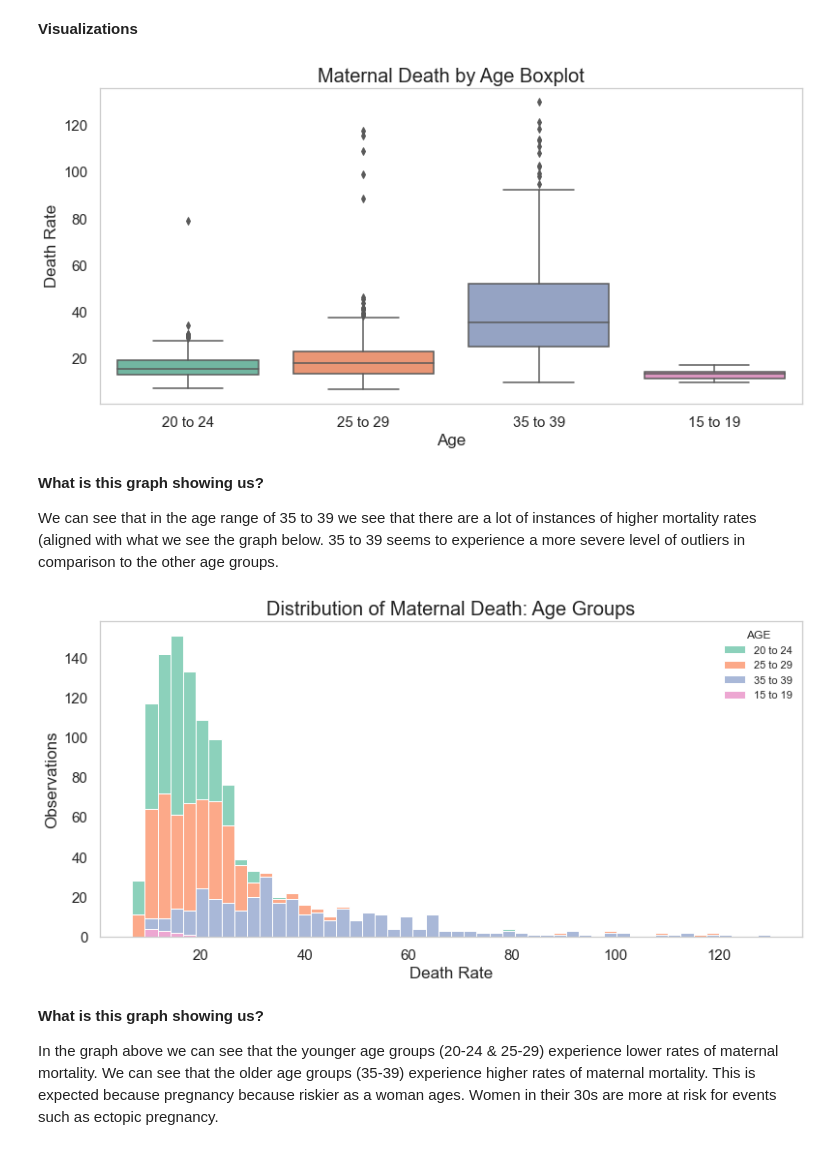
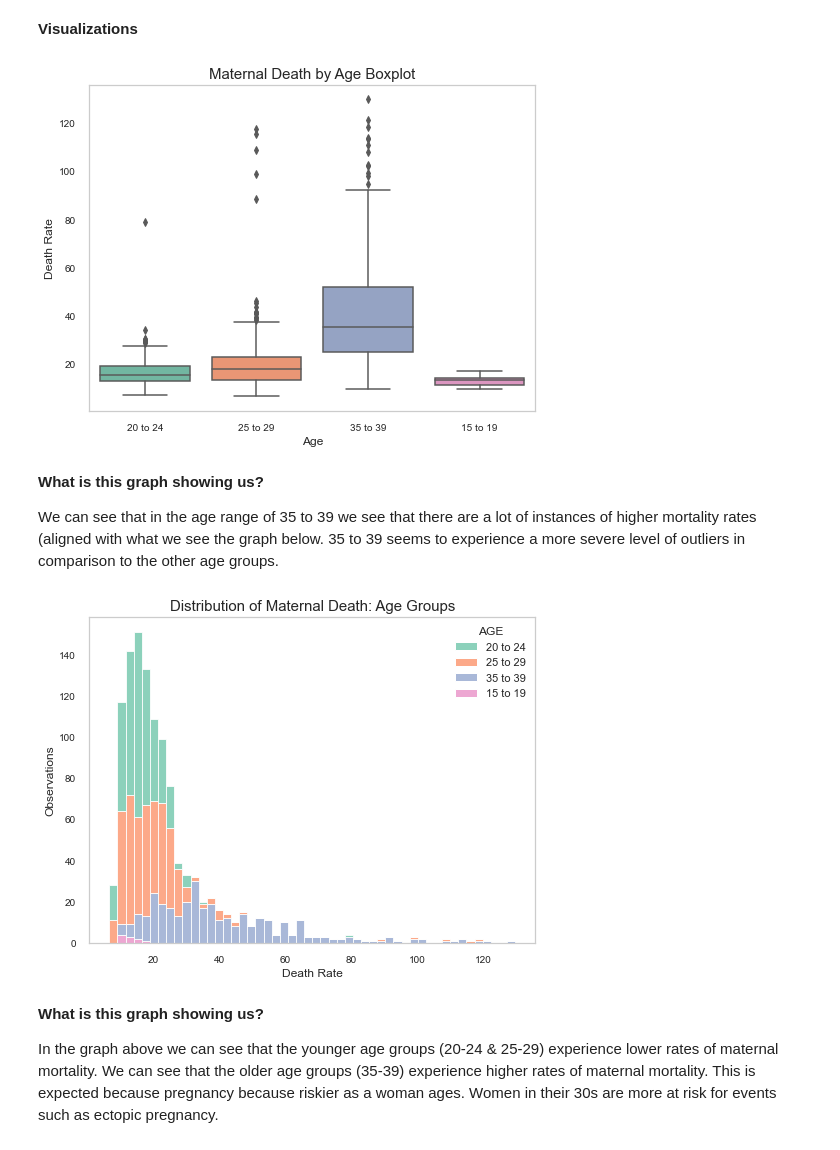
Before and after one commit to al-codes-now/maternal_mortality, a Jupyter notebook: Final Notebooks/Modeling notebook.ipynb, the cells around one changed output. Drawn from its saved outputs; the diff is of its cells as text; code cells hidden in the pictures.

```diff
--- a/Notebooks/Modeling notebook.ipynb
+++ b/Final Notebooks/Modeling notebook.ipynb
@@ -164,31 +207,31 @@ import seaborn as sns
 # %%
 df = pd.read_csv('/Users/alexandrabruno/Documents/flatiron/data/final.csv')
 # %%
-plt.figure(figsize=(13, 6))
+plt.figure(figsize=(8, 6))
 fig = sns.boxplot(x=df["AGE"], y=df["DEATH_RTE"], data=df,palette="Set2").set_title('Age')
-plt.xlabel("Age",fontsize=17)
-plt.ylabel("Death Rate",fontsize=17)
-plt.title("Maternal Death by Age Boxplot",fontsize = 20) # You can comment this line out if you don't need title
-plt.tick_params(labelsize=15)
+plt.xlabel("Age",fontsize=12)
+plt.ylabel("Death Rate",fontsize=12)
+plt.title("Maternal Death by Age Boxplot",fontsize = 15) # You can comment this line out if you don't need title
+plt.tick_params(labelsize=10)
 plt.grid(False)
 plt.show(fig)
 # %% [output]
-[figure, old version]
+[figure, new version]
 # %% [markdown]
 **What is this graph showing us?**
 
 We can see that in the age range of 35 to 39 we see that there are a lot of instances of higher mortality rates (aligned with what we see the graph below. 35 to 39 seems to experience a more severe level of outliers in comparison to the other age groups.
 # %%
-plt.figure(figsize=(13, 6))
+plt.figure(figsize=(8, 6))
 fig = sns.histplot(data=df, x="DEATH_RTE", hue="AGE",multiple="stack",palette="Set2")
-plt.xlabel("Death Rate",fontsize=17)
-plt.ylabel("Observations",fontsize=17)
-plt.title("Distribution of Maternal Death: Age Groups",fontsize = 20) # You can comment this line out if you don't need title
-plt.tick_params(labelsize=15)
+plt.xlabel("Death Rate",fontsize=12)
+plt.ylabel("Observations",fontsize=12)
+plt.title("Distribution of Maternal Death: Age Groups",fontsize = 15) # You can comment this line out if you don't need title
+plt.tick_params(labelsize=10)
 plt.grid(False)
 plt.show(fig)
 # %% [output]
-[figure, old version]
+[figure, new version]
 # %% [markdown]
 **What is this graph showing us?**
 
```
Also changed, not shown: parts of 6 cells of this notebook, 5 other files.
